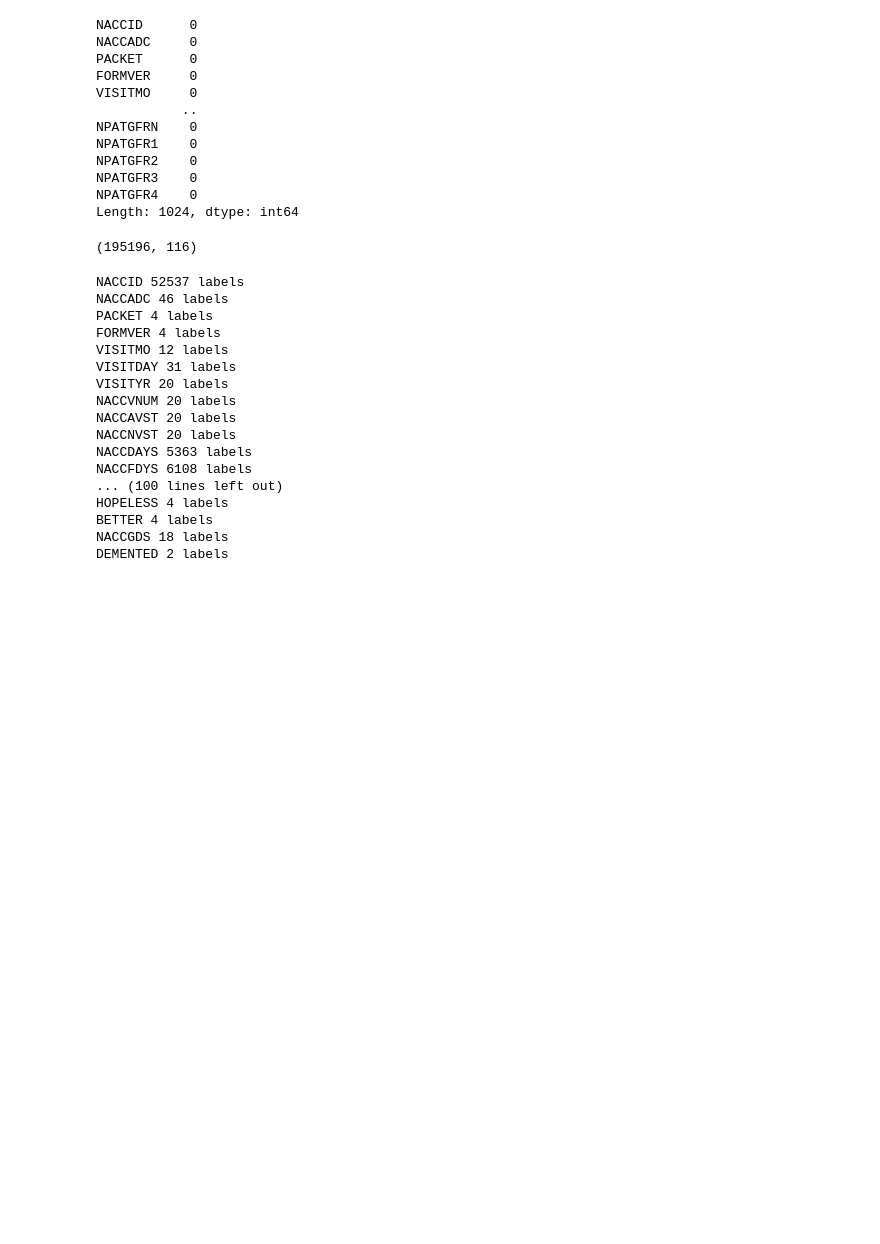
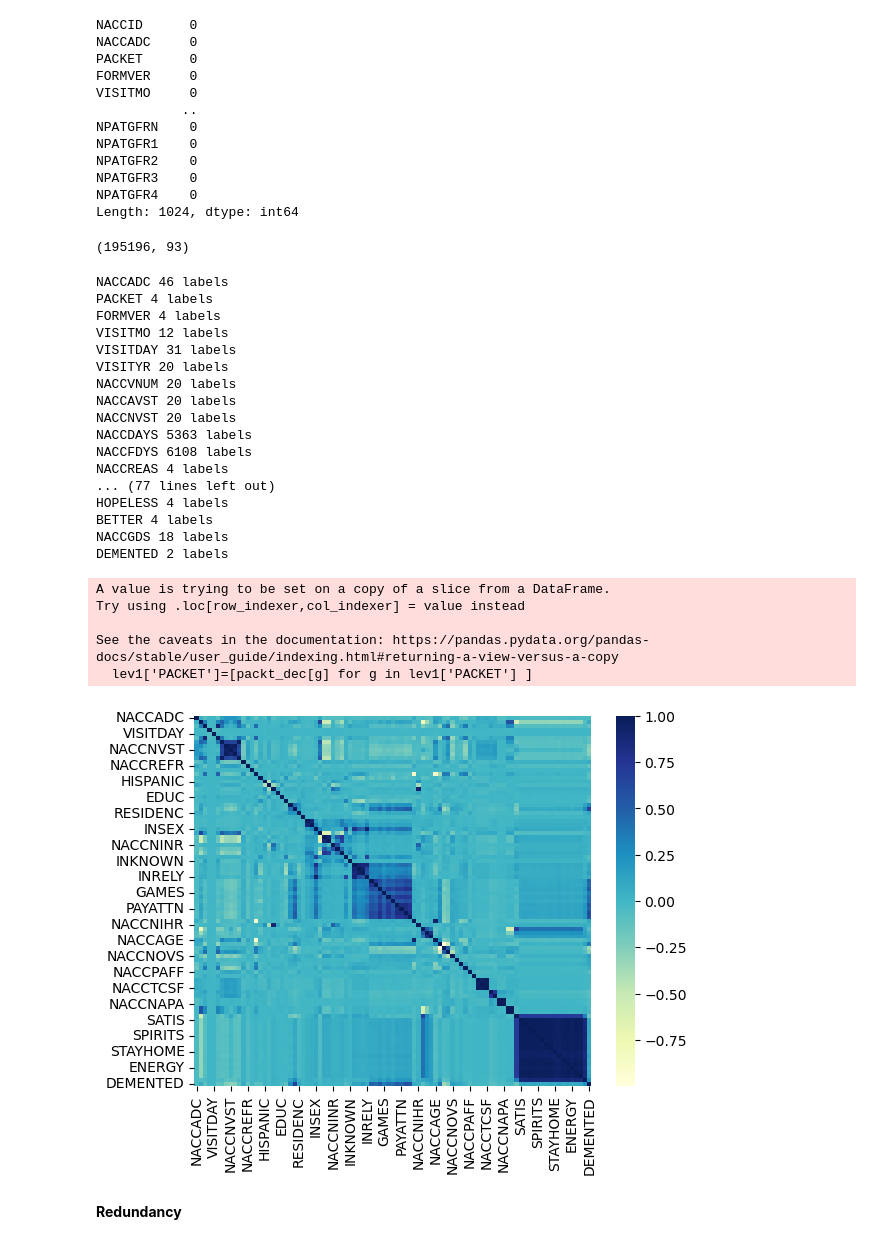
Before and after one commit to kmoshada/Hackathon, a Jupyter notebook: BOOK.ipynb, the cells around one changed output. Saved outputs shown, nothing was run; the diff lists cells and outputs as text; code cells hidden in the pictures; blank space fills up the shorter version.

```diff
--- a/BOOK.ipynb
+++ b/BOOK.ipynb
@@ -42,7 +37,7 @@ NPATGFR3    0
 NPATGFR4    0
 Length: 1024, dtype: int64
 # %%
-non_medical_columns = ['NACCID',
+non_medical_columns = [
                        'NACCADC'
                        ,'PACKET'
                        ,'FORMVER'
@@ -61,15 +56,8 @@ non_medical_columns = ['NACCID',
                        ,'SEX'
                        ,'HISPANIC'
                        ,'HISPOR'
-                       ,'HISPORX'
                        ,'RACE'
-                       ,'RACEX'
-                       ,'RACESEC'
-                       ,'RACESECX'
-                       ,'RACETER'
-                       ,'RACETERX'
                        ,'PRIMLANG'
-                       ,'PRIMLANX'
                        ,'EDUC'
                        ,'MARISTAT'
                        ,'NACCLIVS'
@@ -82,17 +70,10 @@ non_medical_columns = ['NACCID',
                        ,'NEWINF'
                        ,'INHISP'
                        ,'INHISPOR'
-                       ,'INHISPOX'
                        ,'NACCNINR'
                        ,'INRACE'
-                       ,'INRACEX'
-                       ,'INRASEC'
-                       ,'INRASECX'
-                       ,'INRATER'
-                       ,'INRATERX'
                        ,'INEDUC'
                        ,'INRELTO'
-                       ,'INRELTOX'
                        ,'INKNOWN'
                        ,'INLIVWTH'
                        ,'INVISITS'
@@ -115,18 +96,10 @@ non_medical_columns = ['NACCID',
                        ,'NACCBMI'
                        ,'NACCAGE'
                        ,'NACCDIED'
-                       ,'NACCMOD'
-                       ,'NACCYOD'
                        ,'NACCAUTP'
                        ,'NACCACTV'
                        ,'NACCNOVS'
-                       ,'NACCDSMO'
-                       ,'NACCDSDY'
-                       ,'NACCDSYR'
                        ,'NACCNURP'
-                       ,'NACCNRMO'
-                       ,'NACCNRDY'
-                       ,'NACCNRYR'
                        ,'NACCFTD'
                        ,'NACCMDSS'
                        ,'NACCPAFF'
@@ -135,25 +108,20 @@ non_medical_columns = ['NACCID',
                        ,'NACCPCSF'
                        ,'NACCTCSF'
                        ,'NACCMRSA'
-                       ,'NACCNMRI'
-                       ,'NACCAPSA'
-                       ,'NACCNAPA'
-                       ,'TELCOV'
-                       ,'TELMOD','NOGDS','SATIS','DROPACT','EMPTY','BORED','SPIRITS','AFRAID','HAPPY','HELPLESS','STAYHOME','MEMPROB','WONDRFUL','WRTHLESS','ENERGY','HOPELESS','BETTER','NACCGDS',
+                       ,'NACCNMRI','NACCAPSA','NACCNAPA','TELCOV','TELMOD','NOGDS','SATIS','DROPACT','EMPTY','BORED','SPIRITS','AFRAID','HAPPY','HELPLESS','STAYHOME','MEMPROB','WONDRFUL','WRTHLESS','ENERGY','HOPELESS','BETTER','NACCGDS',
                        ]
 # %%
 lev1=data[non_medical_columns + ['DEMENTED']]
 # %%
 lev1.shape
 # %% [output]
-(195196, 116)
+(195196, 93)
 # %%
 lev1.to_csv('cleaned_data.csv')
 # %%
 for col in lev1.columns:
     print(col,len(lev1[col].unique()),'labels')
 # %% [output]
-NACCID 52537 labels
 NACCADC 46 labels
 PACKET 4 labels
 FORMVER 4 labels
@@ -165,9 +133,30 @@ NACCAVST 20 labels
 NACCNVST 20 labels
 NACCDAYS 5363 labels
 NACCFDYS 6108 labels
-... (100 lines left out)
+NACCREAS 4 labels
+... (77 lines left out)
 HOPELESS 4 labels
 BETTER 4 labels
 NACCGDS 18 labels
 DEMENTED 2 labels
+# %%
+packt_dec = {"I":1,"F":2,"IT":3,"T":4}
+
+lev1['PACKET']=[packt_dec[g] for g in lev1['PACKET'] ]
+# %% [output]
+A value is trying to be set on a copy of a slice from a DataFrame.
+Try using .loc[row_indexer,col_indexer] = value instead
+
+See the caveats in the documentation: https://pandas.pydata.org/pandas-docs/stable/user_guide/indexing.html#returning-a-view-versus-a-copy
+  lev1['PACKET']=[packt_dec[g] for g in lev1['PACKET'] ]
+# %%
+import seaborn as su
+import matplotlib.pyplot as plt
+
+su.heatmap(lev1.corr(),cmap="YlGnBu")
+plt.show()
+# %% [output]
+[figure, added]
+# %% [markdown]
+**Redundancy**
 # %%
```
Also changed, not shown: parts of 12 cells of this notebook.
